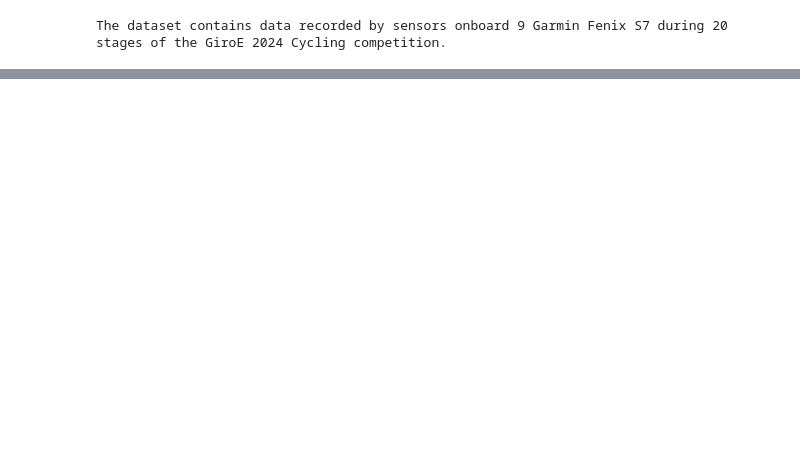
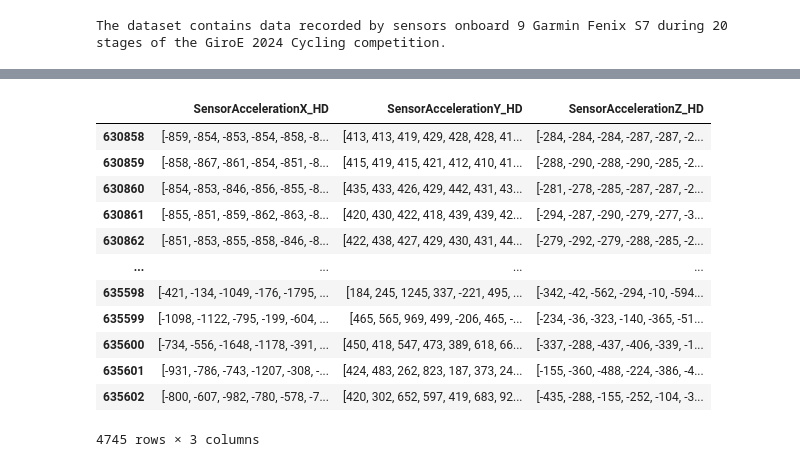
Before and after one commit to delloiaconos/most-garmin-grabber, a Jupyter notebook: datasetDescription.ipynb, the cells around one changed output, grey strips where cells are left out. Cells and saved outputs as stored; diff of their text form; code cells hidden in the pictures; blank space fills up the shorter version.

```diff
--- a/datasetDescription.ipynb
+++ b/datasetDescription.ipynb
@@ -66,0 +164,19 @@ for g in df.groupby(['device', 'session']):
+# %%
+acc_samples=df.groupby(['date', 'device']).get_group((date(2024,5,26), 4642))
+acc_samples
+
+# md(f"Each acceleration record contains {acc_samples.mean()} samples.")
+# %% [output]
+|  | SensorAccelerationX_HD | SensorAccelerationY_HD | SensorAccelerationZ_HD |
+| 630858 | [-859, -854, -853, -854, -858, -8... | [413, 413, 419, 429, 428, 428, 41... | [-284, -284, -284, -287, -287, -2... |
+| 630859 | [-858, -867, -861, -854, -851, -8... | [415, 419, 415, 421, 412, 410, 41... | [-288, -290, -288, -290, -285, -2... |
+| 630860 | [-854, -853, -846, -856, -855, -8... | [435, 433, 426, 429, 442, 431, 43... | [-281, -278, -285, -287, -287, -2... |
+| 630861 | [-855, -851, -859, -862, -863, -8... | [420, 430, 422, 418, 439, 439, 42... | [-294, -287, -290, -279, -277, -3... |
+| 630862 | [-851, -853, -855, -858, -846, -8... | [422, 438, 427, 429, 430, 431, 44... | [-279, -292, -279, -288, -285, -2... |
+| ... | ... | ... | ... |
+| 635598 | [-421, -134, -1049, -176, -1795, ... | [184, 245, 1245, 337, -221, 495, ... | [-342, -42, -562, -294, -10, -594... |
+| 635599 | [-1098, -1122, -795, -199, -604, ... | [465, 565, 969, 499, -206, 465, -... | [-234, -36, -323, -140, -365, -51... |
+| 635600 | [-734, -556, -1648, -1178, -391, ... | [450, 418, 547, 473, 389, 618, 66... | [-337, -288, -437, -406, -339, -1... |
+| 635601 | [-931, -786, -743, -1207, -308, -... | [424, 483, 262, 823, 187, 373, 24... | [-155, -360, -488, -224, -386, -4... |
+| 635602 | [-800, -607, -982, -780, -578, -7... | [420, 302, 652, 597, 419, 683, 92... | [-435, -288, -155, -252, -104, -3... |
+4745 rows × 3 columns
```
Also changed, not shown: parts of 17 cells of this notebook, 1 other file.
